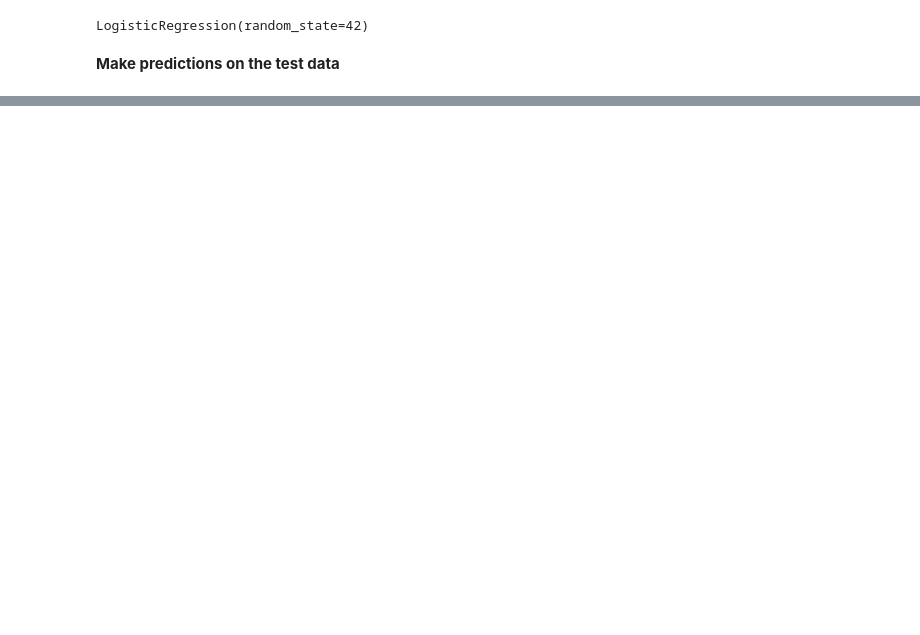
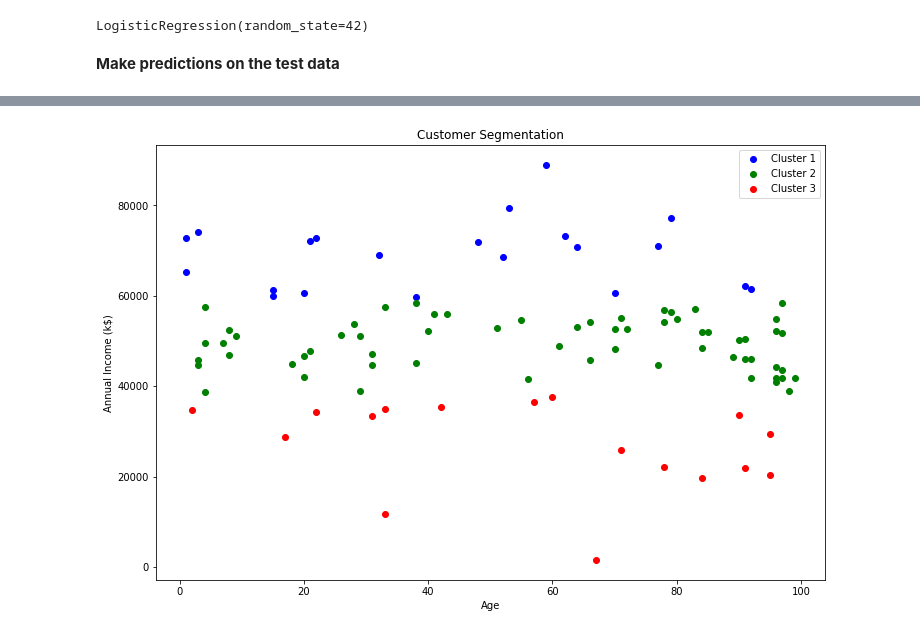
Before and after one commit to eddychetz/machine-learning-labs, a Jupyter notebook: lab-100-introduction/lab_100-introduction-and-project-setup.ipynb, the cells around one changed output, grey strips where cells are left out. Cells and saved outputs as stored; diff of their text form; code cells hidden in the pictures; blank space fills up the shorter version.

```diff
--- a/lab-100-introduction/lab_100-introduction-and-project-setup.ipynb
+++ b/lab-100-introduction/lab_100-introduction-and-project-setup.ipynb
@@ -1018,0 +1074,18 @@ results.sort_values("rank_test_score").head(5)
+# %%
+# Generate Data
+np.random.seed(123)
+
+data_size = 100
+age = np.random.normal(35, 15, data_size)
+annual_income = np.random.normal(50000, 15000, data_size)
+spending_scores = np.random.randint(1, 100, data_size)
+
+df = pd.DataFrame(
+    data={
+        'Age': age.round(2),
+        'Annual Income (k$)': annual_income.round(2),
+        'Spending Score (1-100)': spending_scores
+    }
+)
+
+df.head()
@@ -1018,0 +1099,22 @@ results.sort_values("rank_test_score").head(5)
+# %%
+# Using KMeans for clustering
+kmeans = KMeans(n_clusters=3, init='k-means++', n_init=10, random_state=123)
+df['Cluster'] = kmeans.fit_predict(df[['Age', 'Annual Income (k$)', 'Spending Score (1-100)']])
+# %%
+# Plotting the clusters
+plt.figure(figsize=(12,8))
+colors = ['blue', 'green', 'red']
+for i in range(3):
+    plt.scatter(
+        df[df['Cluster'] == i]['Spending Score (1-100)'],
+        df[df['Cluster'] == i]['Annual Income (k$)'],
+        label=f'Cluster {i+1}',
+        c=colors[i]
+    )
+plt.title('Customer Segmentation')
+plt.xlabel('Age')
+plt.ylabel('Annual Income (k$)')
+plt.legend()
+plt.show()
+# %% [output]
+[figure, added]
```
Also changed, not shown: parts of 35 cells of this notebook, 6 other files.
